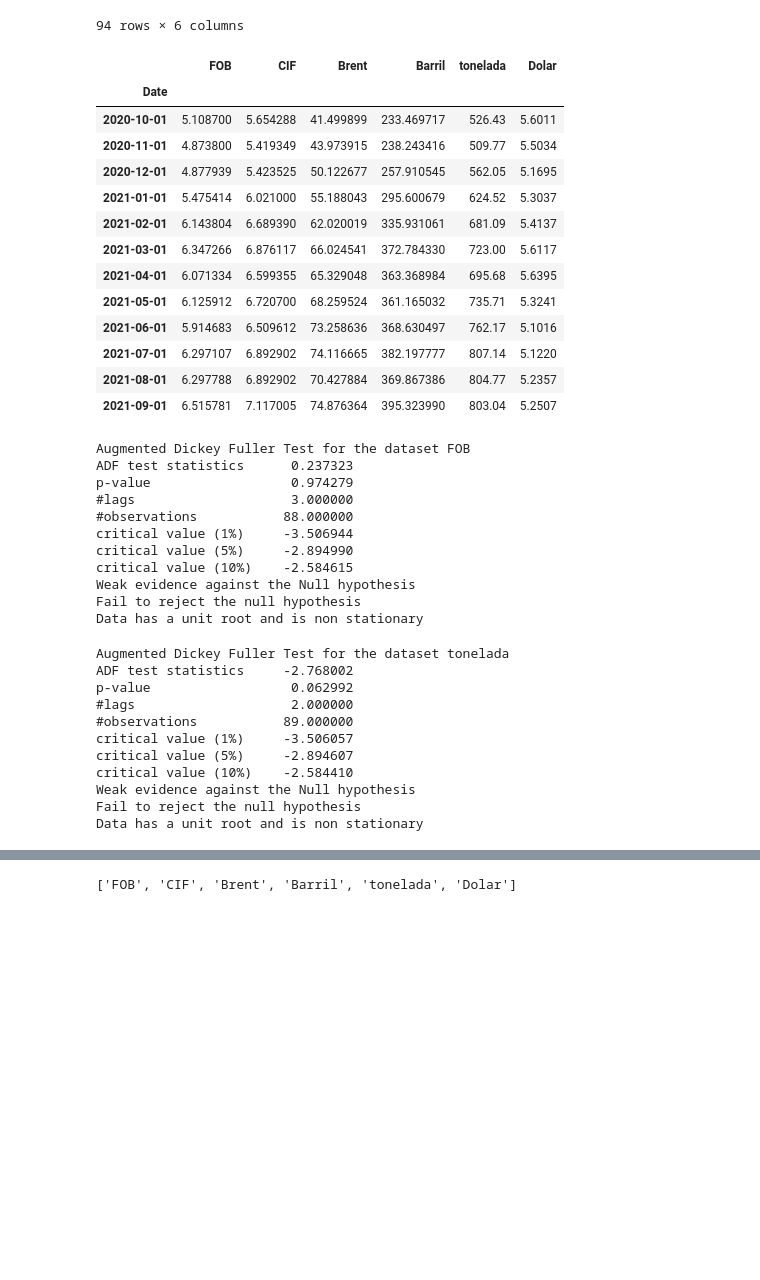
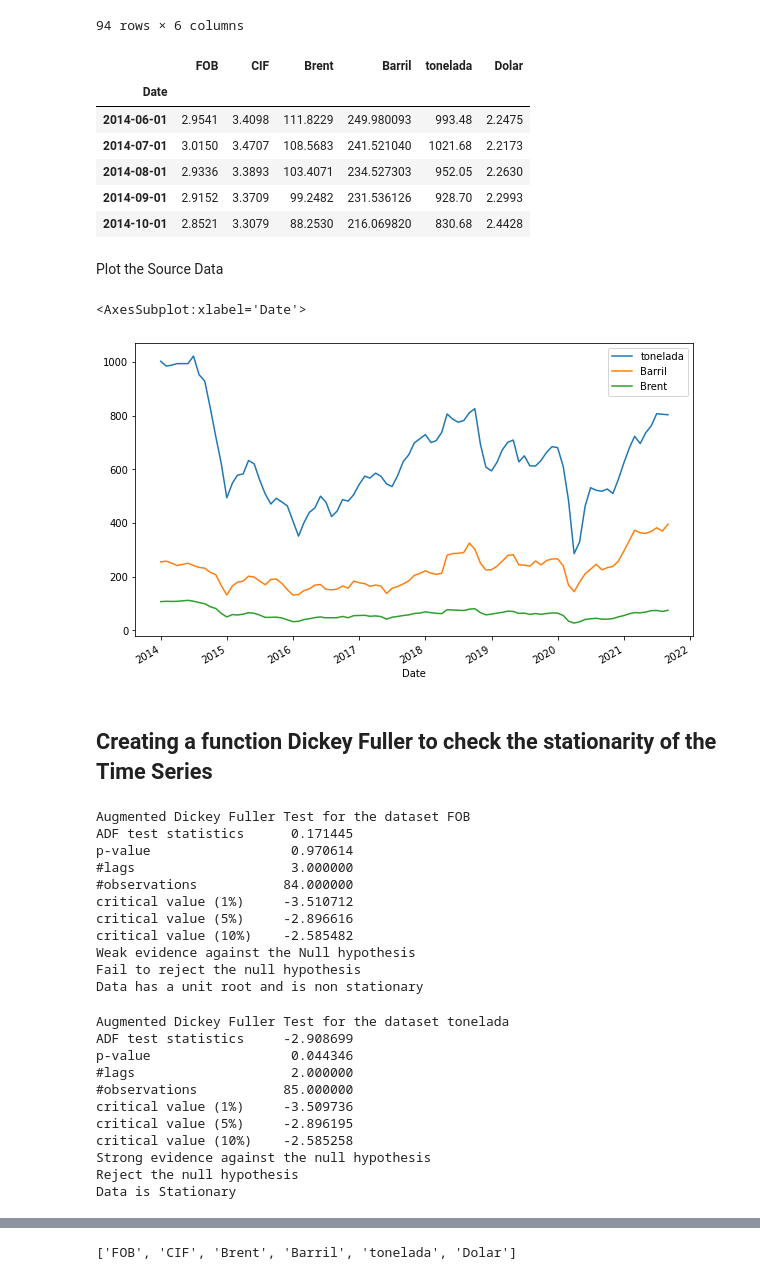
Before and after one commit to crisGriebler/VectorAutoRegression, a Jupyter notebook: var.ipynb, the cells around one changed output, grey strips where cells are left out. Cells and saved outputs as stored; diff of their text form; code cells hidden in the pictures; blank space fills up the shorter version.

```diff
--- a/var.ipynb
+++ b/var.ipynb
@@ -47,22 +54,26 @@ data
 94 rows × 6 columns
 # %%
 data1 = data.dropna()
-data1.tail(12)
+data1.head(12)
+data2 = data.drop(data.index[range(5)])
+data2.head()
 # %% [output]
 |  | FOB | CIF | Brent | Barril | tonelada | Dolar |
 | Date |  |  |  |  |  |  |
-| 2020-10-01 | 5.108700 | 5.654288 | 41.499899 | 233.469717 | 526.43 | 5.6011 |
-| 2020-11-01 | 4.873800 | 5.419349 | 43.973915 | 238.243416 | 509.77 | 5.5034 |
-| 2020-12-01 | 4.877939 | 5.423525 | 50.122677 | 257.910545 | 562.05 | 5.1695 |
-| 2021-01-01 | 5.475414 | 6.021000 | 55.188043 | 295.600679 | 624.52 | 5.3037 |
-| 2021-02-01 | 6.143804 | 6.689390 | 62.020019 | 335.931061 | 681.09 | 5.4137 |
-| 2021-03-01 | 6.347266 | 6.876117 | 66.024541 | 372.784330 | 723.00 | 5.6117 |
-| 2021-04-01 | 6.071334 | 6.599355 | 65.329048 | 363.368984 | 695.68 | 5.6395 |
-| 2021-05-01 | 6.125912 | 6.720700 | 68.259524 | 361.165032 | 735.71 | 5.3241 |
-| 2021-06-01 | 5.914683 | 6.509612 | 73.258636 | 368.630497 | 762.17 | 5.1016 |
-| 2021-07-01 | 6.297107 | 6.892902 | 74.116665 | 382.197777 | 807.14 | 5.1220 |
-| 2021-08-01 | 6.297788 | 6.892902 | 70.427884 | 369.867386 | 804.77 | 5.2357 |
-| 2021-09-01 | 6.515781 | 7.117005 | 74.876364 | 395.323990 | 803.04 | 5.2507 |
+| 2014-06-01 | 2.9541 | 3.4098 | 111.8229 | 249.980093 | 993.48 | 2.2475 |
+| 2014-07-01 | 3.0150 | 3.4707 | 108.5683 | 241.521040 | 1021.68 | 2.2173 |
+| 2014-08-01 | 2.9336 | 3.3893 | 103.4071 | 234.527303 | 952.05 | 2.2630 |
+| 2014-09-01 | 2.9152 | 3.3709 | 99.2482 | 231.536126 | 928.70 | 2.2993 |
+| 2014-10-01 | 2.8521 | 3.3079 | 88.2530 | 216.069820 | 830.68 | 2.4428 |
+# %% [markdown]
+Plot the Source Data
+# %%
+data1[['tonelada', 'Barril', 'Brent']].plot(figsize=(10,6))
+# %% [output]
+<AxesSubplot:xlabel='Date'>
+[figure, added]
+# %% [markdown]
+## Creating a function Dickey Fuller to check the stationarity of the Time Series
 # %%
 def dickey_fuller(series,title='Your Dataset'):
     '''Hypothesis Test for stationarity '''
@@ -87,30 +98,30 @@ def dickey_fuller(series,title='Your Dataset'):
         print('Fail to reject the null hypothesis')
         print('Data has a unit root and is non stationary')
 # %%
-dickey_fuller(data1['FOB'],title='FOB')
+dickey_fuller(data2['FOB'],title='FOB')
 # %% [output]
 Augmented Dickey Fuller Test for the dataset FOB
-ADF test statistics      0.237323
-p-value                  0.974279
+ADF test statistics      0.171445
+p-value                  0.970614
 #lags                    3.000000
-#observations           88.000000
-critical value (1%)     -3.506944
-critical value (5%)     -2.894990
-critical value (10%)    -2.584615
+#observations           84.000000
+critical value (1%)     -3.510712
+critical value (5%)     -2.896616
+critical value (10%)    -2.585482
 Weak evidence against the Null hypothesis
 Fail to reject the null hypothesis
 Data has a unit root and is non stationary
 # %%
-dickey_fuller(data1['tonelada'],title='tonelada')
+dickey_fuller(data2['tonelada'],title='tonelada')
 # %% [output]
 Augmented Dickey Fuller Test for the dataset tonelada
-ADF test statistics     -2.768002
-p-value                  0.062992
+ADF test statistics     -2.908699
+p-value                  0.044346
 #lags                    2.000000
-#observations           89.000000
-critical value (1%)     -3.506057
-critical value (5%)     -2.894607
-critical value (10%)    -2.584410
-Weak evidence against the Null hypothesis
-Fail to reject the null hypothesis
-Data has a unit root and is non stationary
+#observations           85.000000
+critical value (1%)     -3.509736
+critical value (5%)     -2.896195
+critical value (10%)    -2.585258
+Strong evidence against the null hypothesis
+Reject the null hypothesis
+Data is Stationary
```
Also changed, not shown: parts of 36 cells of this notebook.
